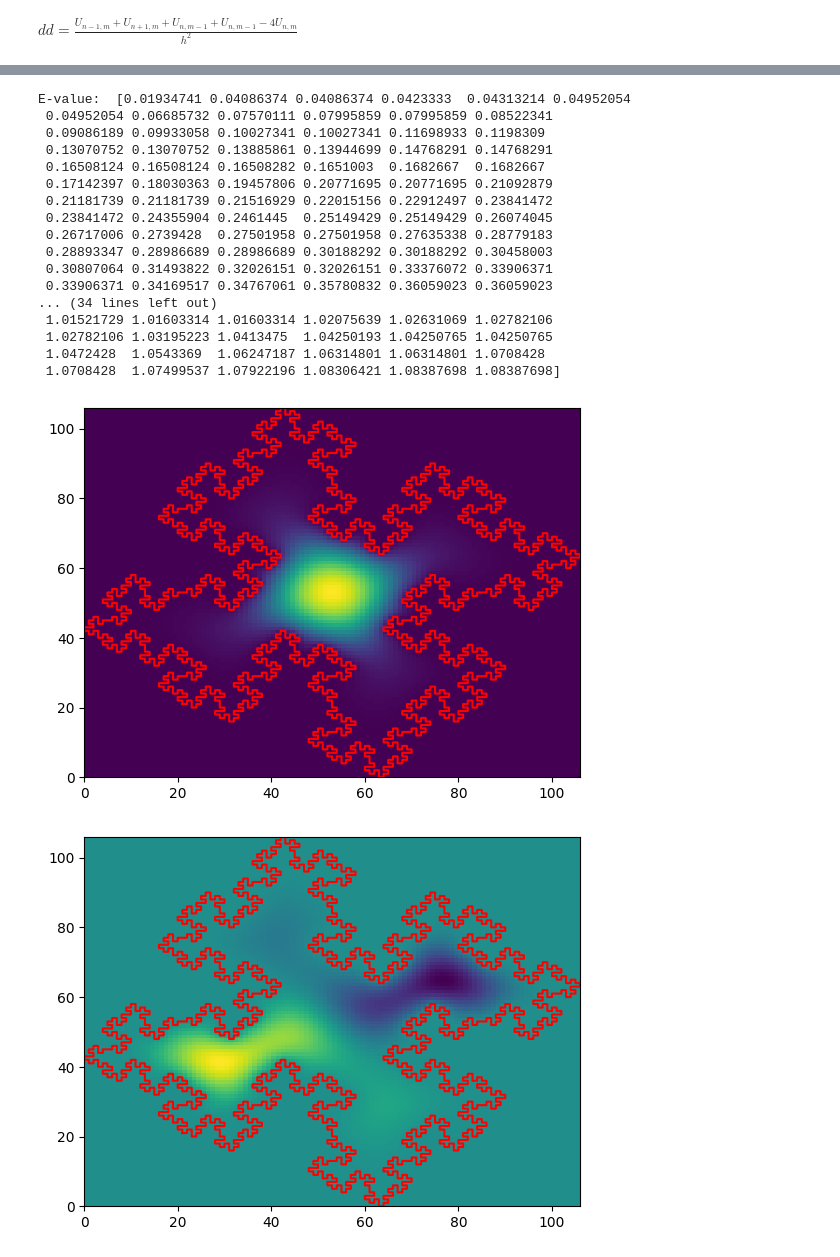
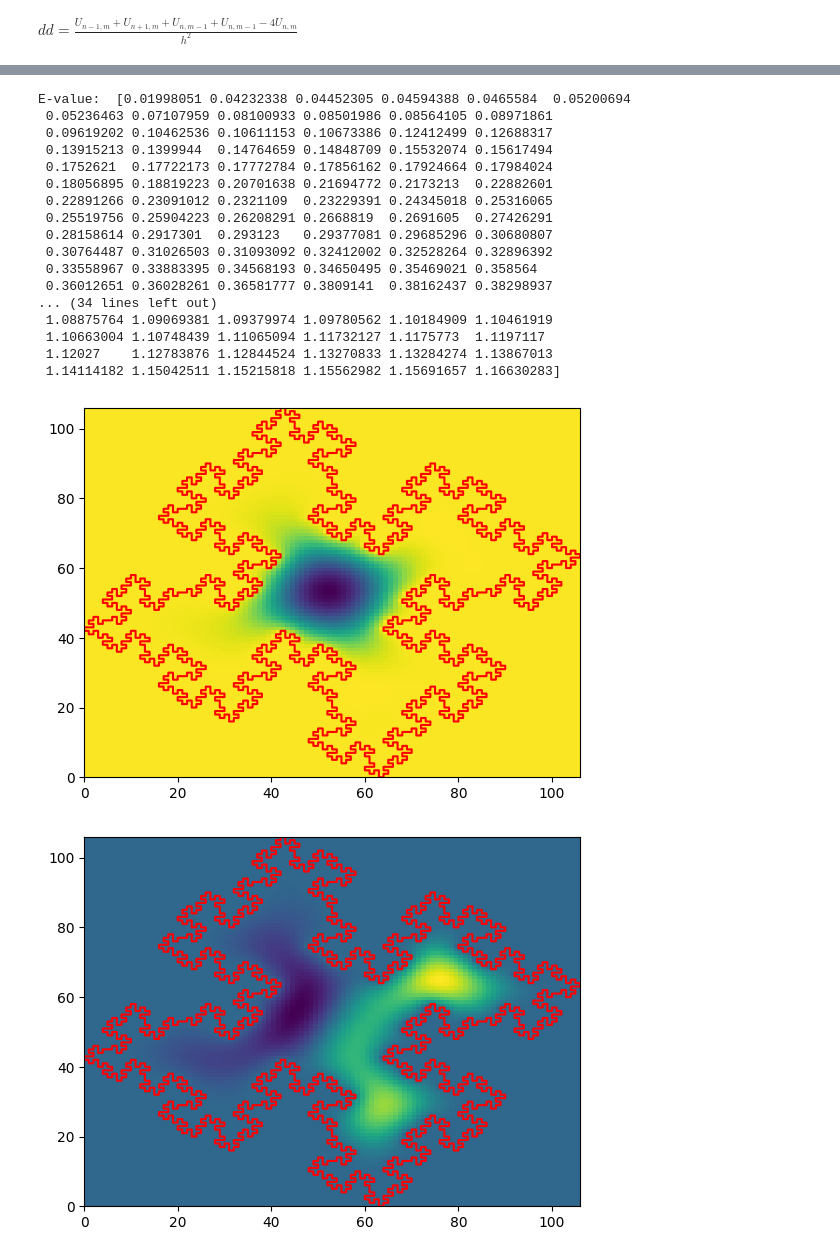
Before and after one commit to erikkoh/Numfys, a Jupyter notebook: Assignment2/Projectnotebook.ipynb, the cells around one changed output, grey strips where cells are left out. Drawn from its saved outputs; the diff is of its cells as text; code cells hidden in the pictures.

```diff
--- a/Assignment2/Projectnotebook.ipynb
+++ b/Assignment2/Projectnotebook.ipynb
@@ -170,7 +170,8 @@ def generate_grid(l):
     max_y = int(max(y_boundry))
     grid_x = [i for i in range(min_x,max_x)]
     grid_y = [i for i in range(min_y,max_y)]
-    grid = np.array([[grid_x[j], grid_y[i]] for i in range(len(grid_y)) for j in range(len(grid_x))])
+    grid_z = [in_boundry([x, y], boundry) for y in grid_y for x in grid_x]
+    grid = np.array([[grid_x[j], grid_y[i], grid_z[i * len(grid_x) + j]] for i in range(len(grid_y)) for j in range(len(grid_x))])
     return grid, boundry
 # %%
 def discrete_laplacian(vector_length, row_length):
@@ -283,8 +256,8 @@ Done with genereating grid
 #y_points = [points[1] for points in points_outside]
 #plt.scatter(x_points,y_points)
 # %%
-def find_eiegenvalues(laplacian):
-    eigenvalues, eigenvectors = eigsh(laplacian, k=300, which='SM')
+def find_eiegenvalues(laplacian, number_of_values = 300):
+    eigenvalues, eigenvectors = eigsh(laplacian, k=number_of_values, which='SM')
     print("E-value: ", eigenvalues)
     return eigenvalues, eigenvectors
 # %%
@@ -303,26 +276,26 @@ def plotting_eigenvectors(eigenvectors,boundry):
 # %%
 grid, boundry =generate_grid(3)
 x_collum = grid[:,0]
-lapliacian, _, _  = sparse_system_laplacian_2(len(grid),max(x_collum)+1, boundry)
+lapliacian = sparse_discrete_laplacian(len(grid),max(x_collum)+1, grid)
 eigenvalues, eigenvectors = find_eiegenvalues(lapliacian)
 plotting_eigenvectors(eigenvectors,boundry)
 # %% [output]
-E-value:  [0.01934741 0.04086374 0.04086374 0.0423333  0.04313214 0.04952054
- 0.04952054 0.06685732 0.07570111 0.07995859 0.07995859 0.08522341
- 0.09086189 0.09933058 0.10027341 0.10027341 0.11698933 0.1198309
- 0.13070752 0.13070752 0.13885861 0.13944699 0.14768291 0.14768291
- 0.16508124 0.16508124 0.16508282 0.1651003  0.1682667  0.1682667
- 0.17142397 0.18030363 0.19457806 0.20771695 0.20771695 0.21092879
- 0.21181739 0.21181739 0.21516929 0.22015156 0.22912497 0.23841472
- 0.23841472 0.24355904 0.2461445  0.25149429 0.25149429 0.26074045
- 0.26717006 0.2739428  0.27501958 0.27501958 0.27635338 0.28779183
- 0.28893347 0.28986689 0.28986689 0.30188292 0.30188292 0.30458003
- 0.30807064 0.31493822 0.32026151 0.32026151 0.33376072 0.33906371
- 0.33906371 0.34169517 0.34767061 0.35780832 0.36059023 0.36059023
+E-value:  [0.01998051 0.04232338 0.04452305 0.04594388 0.0465584  0.05200694
+ 0.05236463 0.07107959 0.08100933 0.08501986 0.08564105 0.08971861
+ 0.09619202 0.10462536 0.10611153 0.10673386 0.12412499 0.12688317
+ 0.13915213 0.1399944  0.14764659 0.14848709 0.15532074 0.15617494
+ 0.1752621  0.17722173 0.17772784 0.17856162 0.17924664 0.17984024
+ 0.18056895 0.18819223 0.20701638 0.21694772 0.2173213  0.22882601
+ 0.22891266 0.23091012 0.2321109  0.23229391 0.24345018 0.25316065
+ 0.25519756 0.25904223 0.26208291 0.2668819  0.2691605  0.27426291
+ 0.28158614 0.2917301  0.293123   0.29377081 0.29685296 0.30680807
+ 0.30764487 0.31026503 0.31093092 0.32412002 0.32528264 0.32896392
+ 0.33558967 0.33883395 0.34568193 0.34650495 0.35469021 0.358564
+ 0.36012651 0.36028261 0.36581777 0.3809141  0.38162437 0.38298937
 ... (34 lines left out)
- 1.01521729 1.01603314 1.01603314 1.02075639 1.02631069 1.02782106
- 1.02782106 1.03195223 1.0413475  1.04250193 1.04250765 1.04250765
- 1.0472428  1.0543369  1.06247187 1.06314801 1.06314801 1.0708428
- 1.0708428  1.07499537 1.07922196 1.08306421 1.08387698 1.08387698]
+ 1.08875764 1.09069381 1.09379974 1.09780562 1.10184909 1.10461919
+ 1.10663004 1.10748439 1.11065094 1.11732127 1.1175773  1.1197117
+ 1.12027    1.12783876 1.12844524 1.13270833 1.13284274 1.13867013
+ 1.14114182 1.15042511 1.15215818 1.15562982 1.15691657 1.16630283]
-[figure, old version]
+[figure, new version]
-[figure, old version]
+[figure, new version]
```
Also changed, not shown: parts of 7 cells of this notebook.
